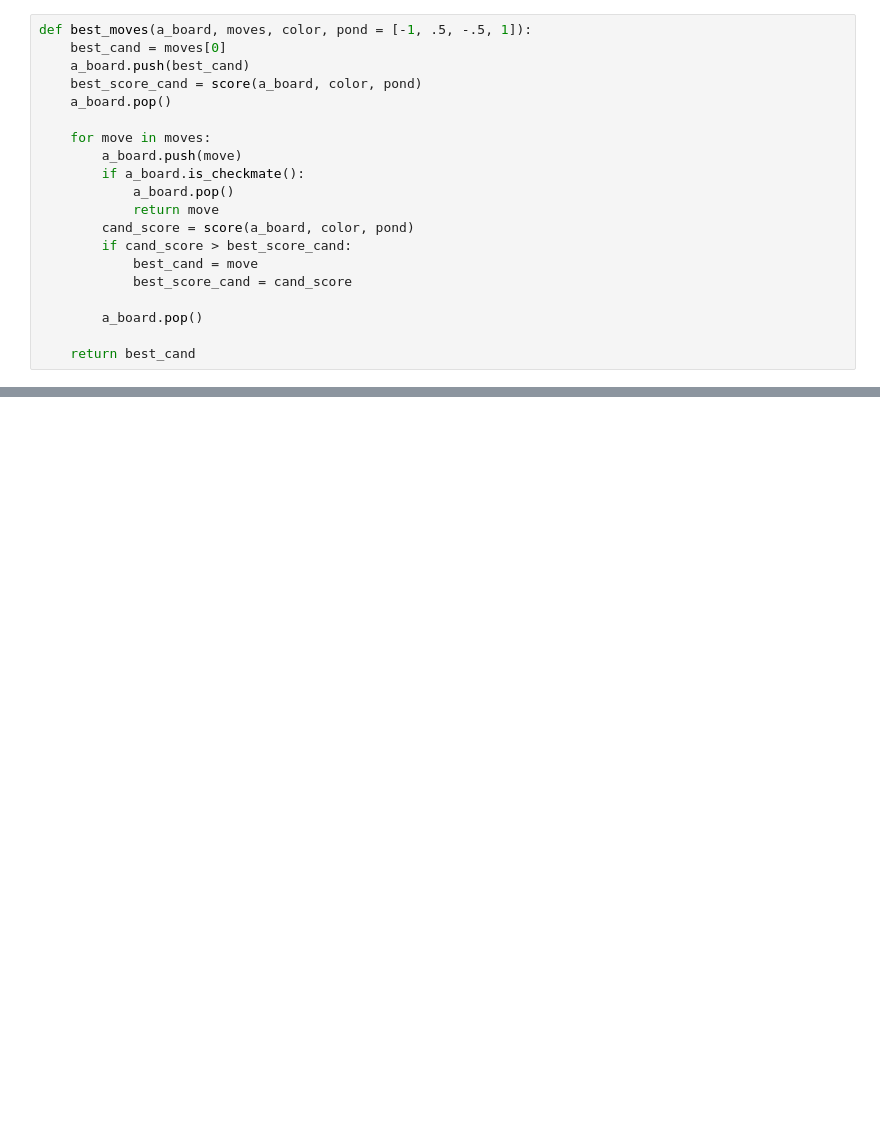
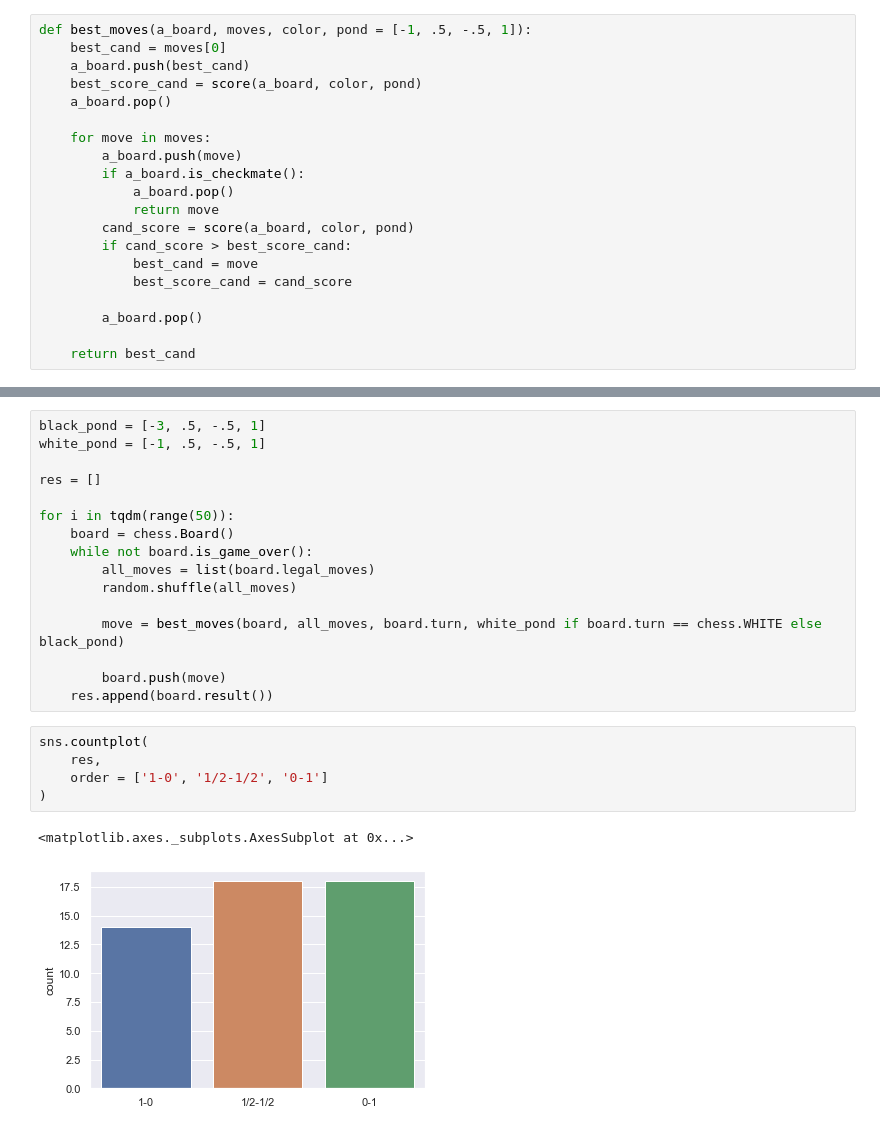
Before and after one commit to LGabilly/chess_ai, a Jupyter notebook: chess.ipynb, the cells around one changed output, grey strips where cells are left out. Cells and saved outputs as stored; diff of their text form; blank space fills up the shorter version.

```diff
--- a/chess.ipynb
+++ b/chess.ipynb
@@ -177,0 +183,24 @@ TypeError: count() takes exactly one argument (0 given)
+# %%
+black_pond = [-3, .5, -.5, 1]
+white_pond = [-1, .5, -.5, 1]
+
+res = []
+
+for i in tqdm(range(50)):
+    board = chess.Board()
+    while not board.is_game_over():
+        all_moves = list(board.legal_moves)
+        random.shuffle(all_moves)
+
+        move = best_moves(board, all_moves, board.turn, white_pond if board.turn == chess.WHITE else black_pond)
+
+        board.push(move)
+    res.append(board.result())
+# %%
+sns.countplot(
+    res,
+    order = ['1-0', '1/2-1/2', '0-1']
+)
+# %% [output]
+<matplotlib.axes._subplots.AxesSubplot at 0x...>
+[figure, added]
```
Also changed, not shown: parts of 19 cells of this notebook.
